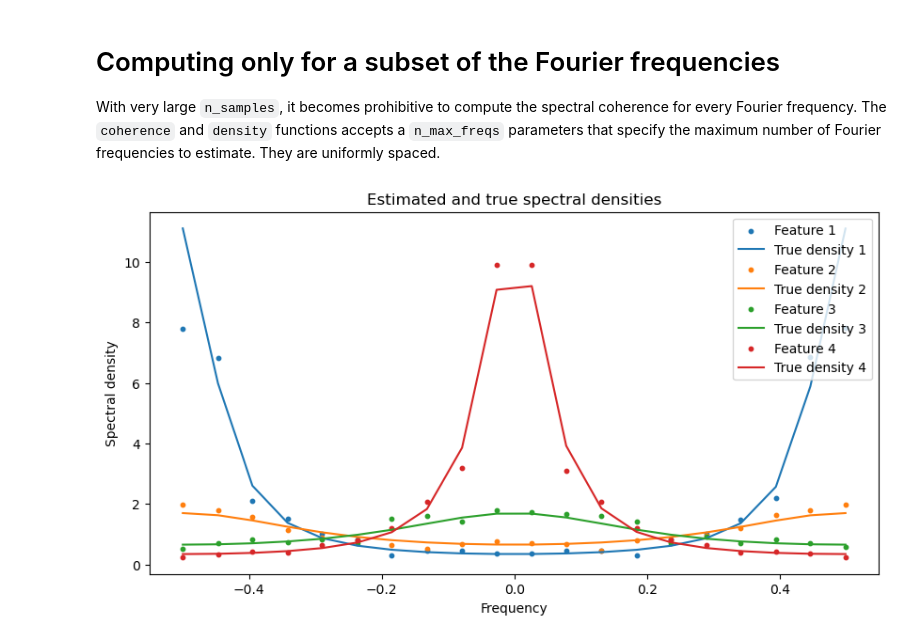
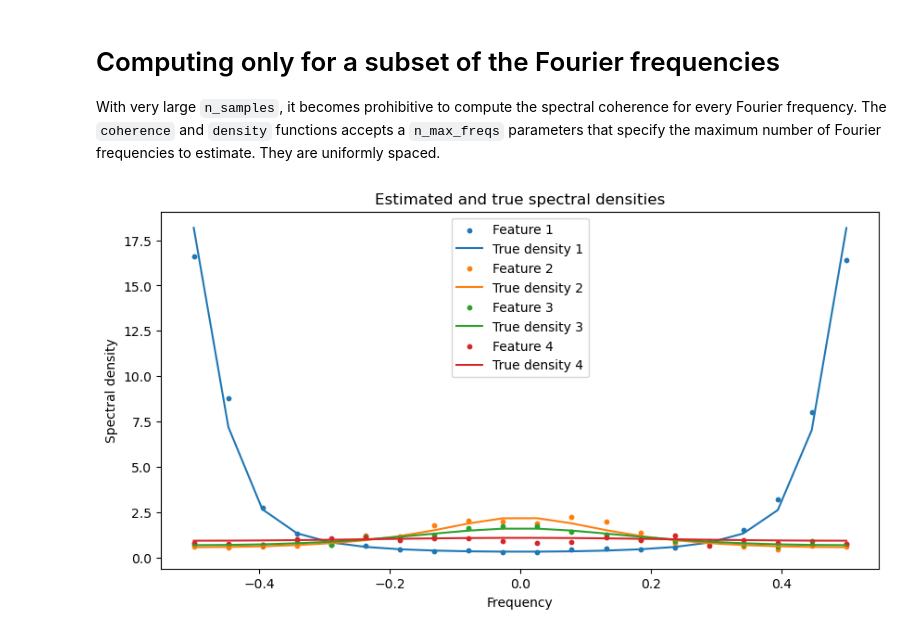
Before and after one commit to alexisrosuel/spectral-coherence, a Jupyter notebook: doc/tutorial.ipynb, the cells around one changed output. Drawn from its saved outputs; the diff is of its cells as text; code cells hidden in the pictures.

```diff
--- a/doc/tutorial.ipynb
+++ b/doc/tutorial.ipynb
@@ -30,6 +62,12 @@ plt.show()
 # %%
+# generate a time series from an ARMA(1, 1) process
+n_samples, n_features = 1000, 3
+ar = np.random.uniform(low=-0.8, high=0.8, size=n_features)
+ma = np.random.uniform(low=-0.8, high=0.8, size=n_features)
+y = generate_ARMA(ar, ma, n_samples)
+
 # estimate the spectral density from the sample
-S_hats, freqs = density(y, B=31)
+S_hats, freqs = smoothed_periodogram(y, B=31)
 
 # plot them against the true spectral densities
 fig, ax = plt.subplots(figsize=(10, 5))
@@ -37,7 +75,7 @@ fig, ax = plt.subplots(figsize=(10, 5))
 for i in range(n_features):
     ax.scatter(freqs, S_hats[:, i, i], label=f'Feature {i+1}', marker='o', s=10)
 
-    true_density = np.abs(1-thetas[i]*np.exp(-2j*np.pi*freqs))**(-2)
+    true_density = ARMA_spectral_density(ar[i], ma[i])(freqs)
     ax.plot(freqs, true_density, label=f'True density {i+1}')
 
 ax.set_xlabel('Frequency')
@@ -110,34 +148,29 @@ With very large ``n_samples``, it becomes prohibitive to compute the spectral co
 # %%
 # generate M independent AR(1) processes with different parameters
 n_samples, n_features = 1000, 4
-thetas = np.linspace(-0.7, 0.7, n_features)
-
-# generate data
-epsilon = np.random.normal(size=(n_samples, n_features))
-y = np.zeros((n_samples, n_features))
-y[0, :] = epsilon[0, :]
-for t in range(1, n_samples):
-    y[t, :] = thetas * y[t-1, :] + epsilon[t, :]
+ar = np.random.uniform(low=-0.8, high=0.8, size=n_features)
+ma = np.zeros(n_features)
+y = generate_ARMA(ar, ma, n_samples)
 
 # estimate the spectral density from the sample
-S_hats, freqs = density(y, B=31, n_max_freqs=20)
+S_hats, freqs = smoothed_periodogram(y, B=31, n_max_freqs=20)
 
 # plot them against the true spectral densities
 fig, ax = plt.subplots(figsize=(10, 5))
 
 for i in range(n_features):
     ax.scatter(freqs, S_hats[:, i, i], label=f'Feature {i+1}', marker='o', s=10)
 
-    true_density = np.abs(1-thetas[i]*np.exp(-2j*np.pi*freqs))**(-2)
+    true_density = ARMA_spectral_density(ar[i], ma[i])(freqs)
     ax.plot(freqs, true_density, label=f'True density {i+1}')
 
 ax.set_xlabel('Frequency')
 ax.set_ylabel('Spectral density')
 ax.set_title('Estimated and true spectral densities')
 ax.legend()
 plt.show()
 # %% [output]
-[figure, old version]
+[figure, new version]
 # %%
 # now rotate the data to induce dependence
 mixing_matrix = np.random.normal(size=(n_features, n_features))
```
Also changed, not shown: parts of 9 cells of this notebook, 8 other files.
